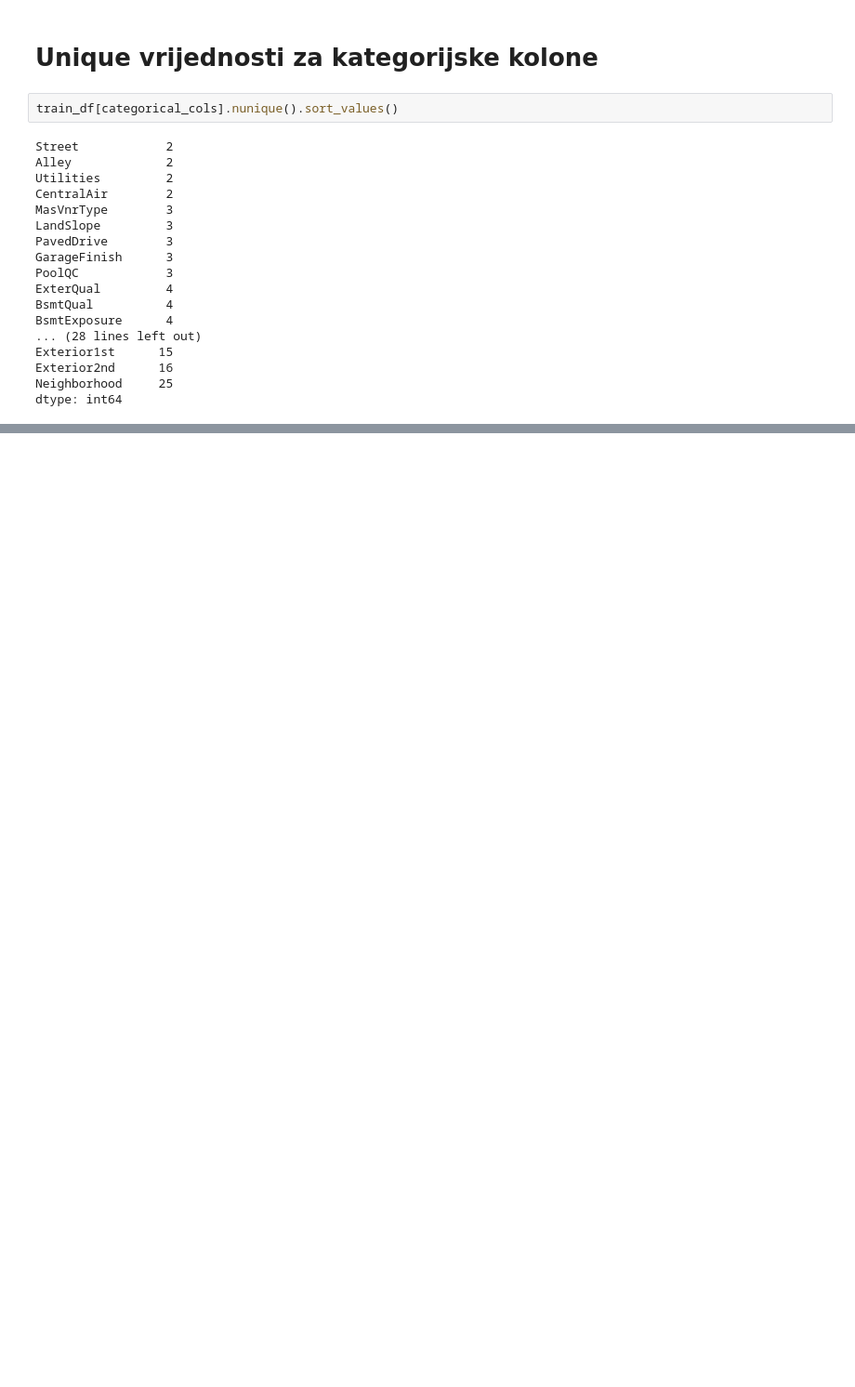
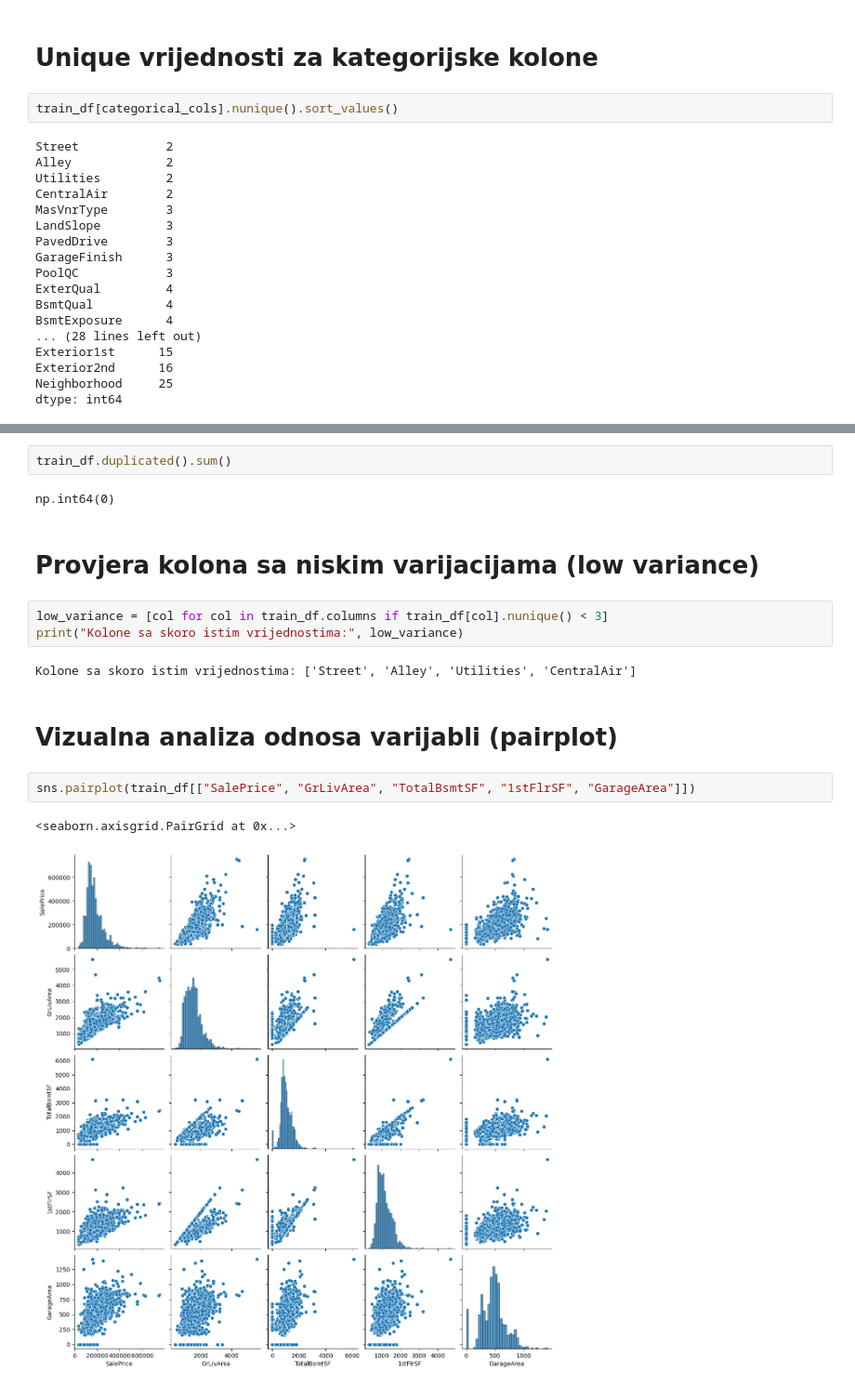
Before and after one commit to myOwnGitHubFH/DataMiningVjezbe, a Jupyter notebook: 2025/Projekti/Projekat 1/notebooks/01_data_analysis_and_cleaning.ipynb, the cells around one changed output, grey strips where cells are left out. Shown at 93% size. Cells and saved outputs as stored; diff of their text form; blank space fills up the shorter version.

```diff
--- a/2025/Projekti/Projekat 1/notebooks/01_data_analysis_and_cleaning.ipynb
+++ b/2025/Projekti/Projekat 1/notebooks/01_data_analysis_and_cleaning.ipynb
@@ -176,0 +229,18 @@ dtype: int64
+# %%
+train_df.duplicated().sum()
+# %% [output]
+np.int64(0)
+# %% [markdown]
+# Provjera kolona sa niskim varijacijama (low variance)
+# %%
+low_variance = [col for col in train_df.columns if train_df[col].nunique() < 3]
+print("Kolone sa skoro istim vrijednostima:", low_variance)
+# %% [output]
+Kolone sa skoro istim vrijednostima: ['Street', 'Alley', 'Utilities', 'CentralAir']
+# %% [markdown]
+# Vizualna analiza odnosa varijabli (pairplot)
+# %%
+sns.pairplot(train_df[["SalePrice", "GrLivArea", "TotalBsmtSF", "1stFlrSF", "GarageArea"]])
+# %% [output]
+<seaborn.axisgrid.PairGrid at 0x...>
+[figure, added]
```
Also changed, not shown: parts of 13 cells of this notebook.
